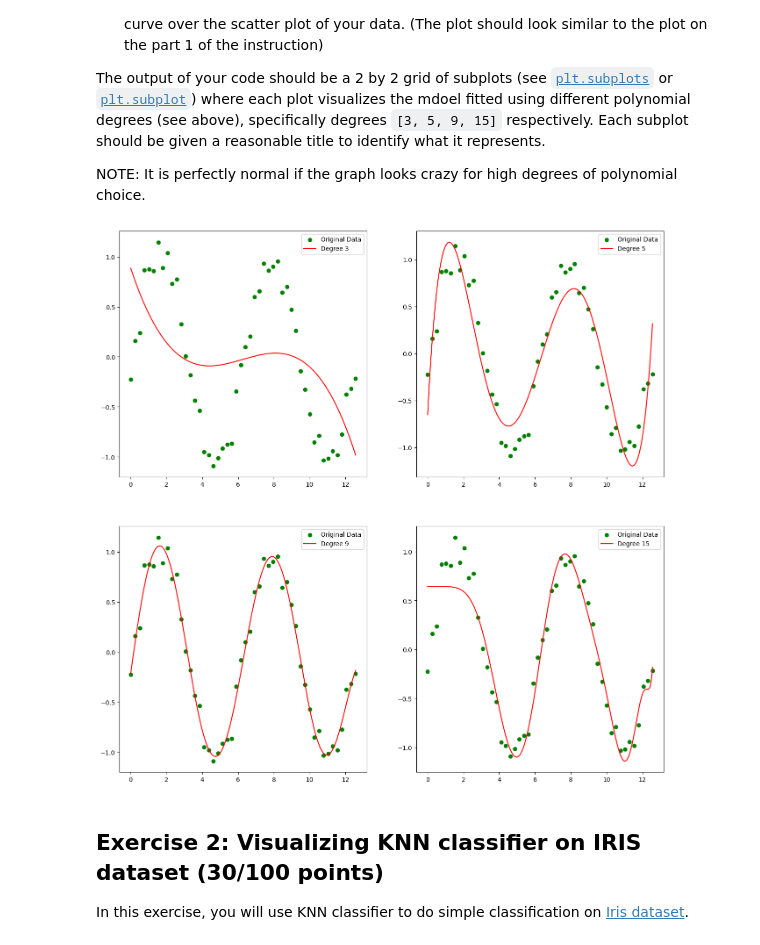
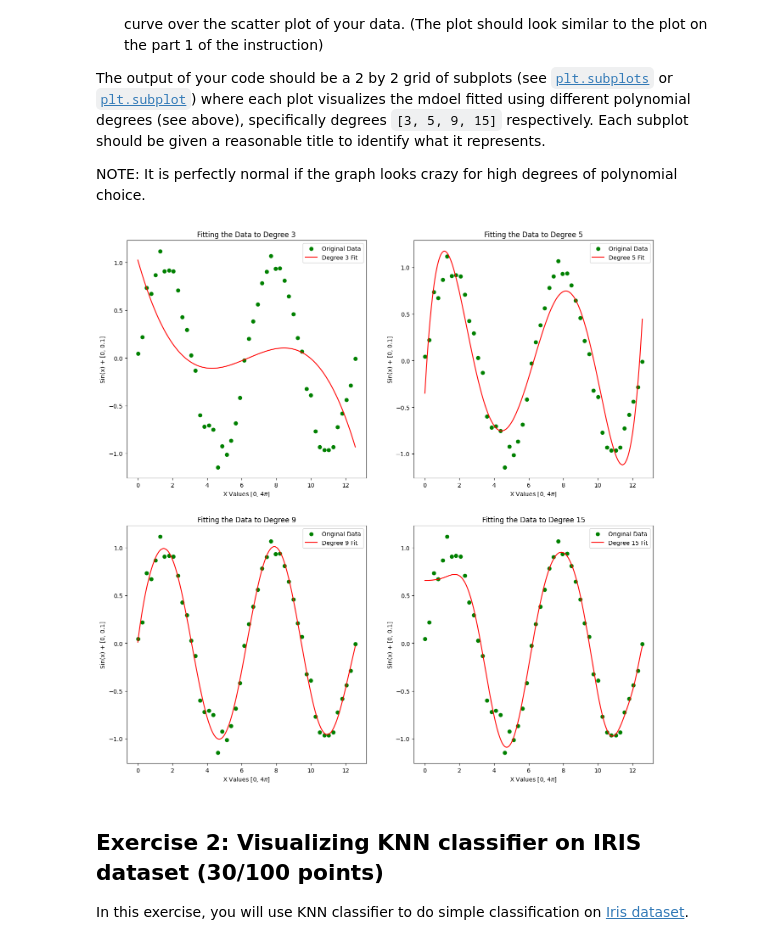
Before and after one commit to alex42p/ECE473-hw3, a Jupyter notebook: Assignment_03_Exercise.ipynb, the cells around one changed output. Saved outputs shown, nothing was run; the diff lists cells and outputs as text; code cells hidden in the pictures.

```diff
--- a/Assignment_03_Exercise.ipynb
+++ b/Assignment_03_Exercise.ipynb
@@ -27,8 +27,8 @@ $y = \sin (x) + \epsilon $  where $\epsilon \sim \text{NormalDistribution}(\mu,\
 
 (You may want to look over the code in section 2 in the instruction notebook under "Simple Linear Regression".)
 # %%
-import numpy as np
-import matplotlib.pyplot as plt
+import numpy as np #type: ignore
+import matplotlib.pyplot as plt #type: ignore
 %matplotlib inline
 
 rng = np.random.RandomState(5) # use this if you need to generate a random sample
@@ -37,7 +37,7 @@ rng = np.random.RandomState(5) # use this if you need to generate a random sampl
 num_samples = 50
 X = np.linspace(0, (4 * np.pi), num_samples)
 sigma = 0.1
-y = np.sin(X) + sigma*np.random.randn(num_samples)
+y = np.sin(X) + sigma*rng.randn(num_samples)
 
 fig, ax = plt.subplots()
 ax.scatter(X, y)
@@ -63,30 +62,35 @@ Each subplot should be given a reasonable title to identify what it represents.
 
 NOTE: It is perfectly normal if the graph looks crazy for high degrees of polynomial choice.
 # %%
-from sklearn.linear_model import LinearRegression
-from sklearn.pipeline import make_pipeline
-from sklearn.preprocessing import PolynomialFeatures
+from sklearn.linear_model import LinearRegression #type: ignore
+from sklearn.pipeline import make_pipeline #type: ignore
+from sklearn.preprocessing import PolynomialFeatures #type: ignore
 
 xfit = np.linspace(0, 4*np.pi, 1000)
 rng = np.random.RandomState(5) # use this if you need to generate a random sample
 
 ####################         YOUR CODE         ####################
 degrees = [3, 5, 9, 15]
 fig, axes = plt.subplots(nrows=2, ncols=2, figsize=(16,16))
-axes = axes.ravel()
+# axes = axes.flatten()
+axes = axes.ravel() # more memory efficient than flatten
 for i, degree in enumerate(degrees):
+    # set up the data via pipeline and model
     estimator = make_pipeline(PolynomialFeatures(degree), LinearRegression())
     estimator.fit(X.reshape(-1, 1), y)
     yfit = estimator.predict(xfit[:, np.newaxis])
-
+    # plot the respective data
     ax = axes[i]
     ax.scatter(X, y, color='green', label='Original Data') # plot original data
-    ax.plot(xfit, yfit, color='red', label=f'Degree {degree}') # plot fitted curve
+    ax.plot(xfit, yfit, color='red', label=f'Degree {degree} Fit') # plot fitted curve
+    ax.set_xlabel("X Values [0, 4$\pi$]")
+    ax.set_ylabel("Sin(x) + [0, 0.1]")
+    ax.set_title(f"Fitting the Data to Degree {degree}")
     ax.legend()
 ####################         END CODE          ####################
 plt.show()
 # %% [output]
-[figure, old version]
+[figure, new version]
 # %% [markdown]
 ## Exercise 2: Visualizing KNN classifier on IRIS dataset (30/100 points)
 In this exercise, you will use KNN classifier to do simple classification on [Iris dataset](https://en.wikipedia.org/wiki/Iris_flower_data_set).
```
Also changed, not shown: parts of 1 cell of this notebook, 1 other file.
